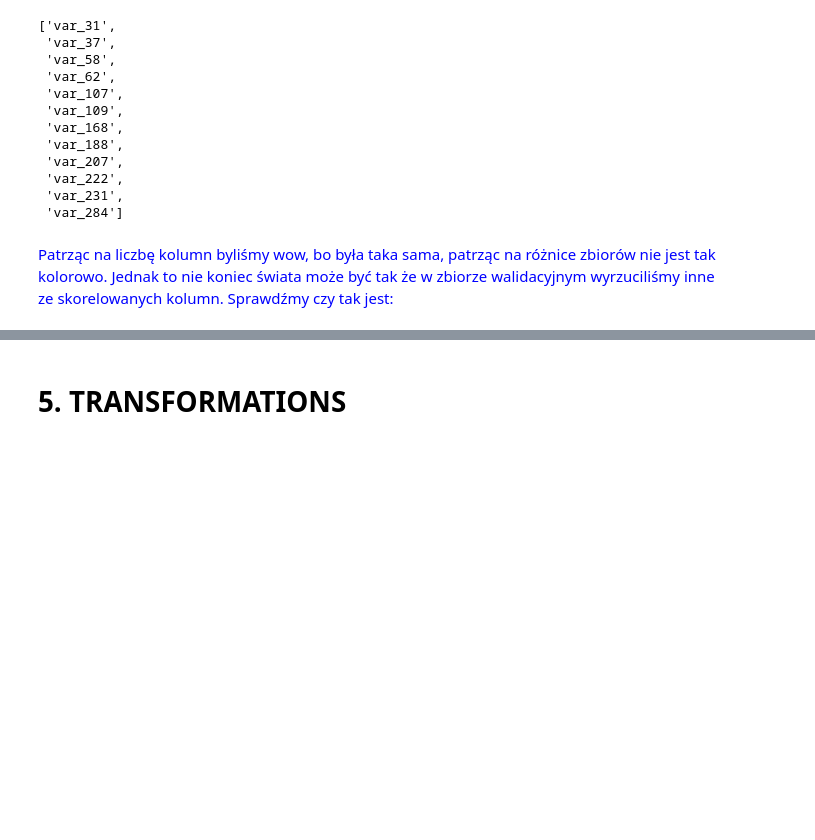
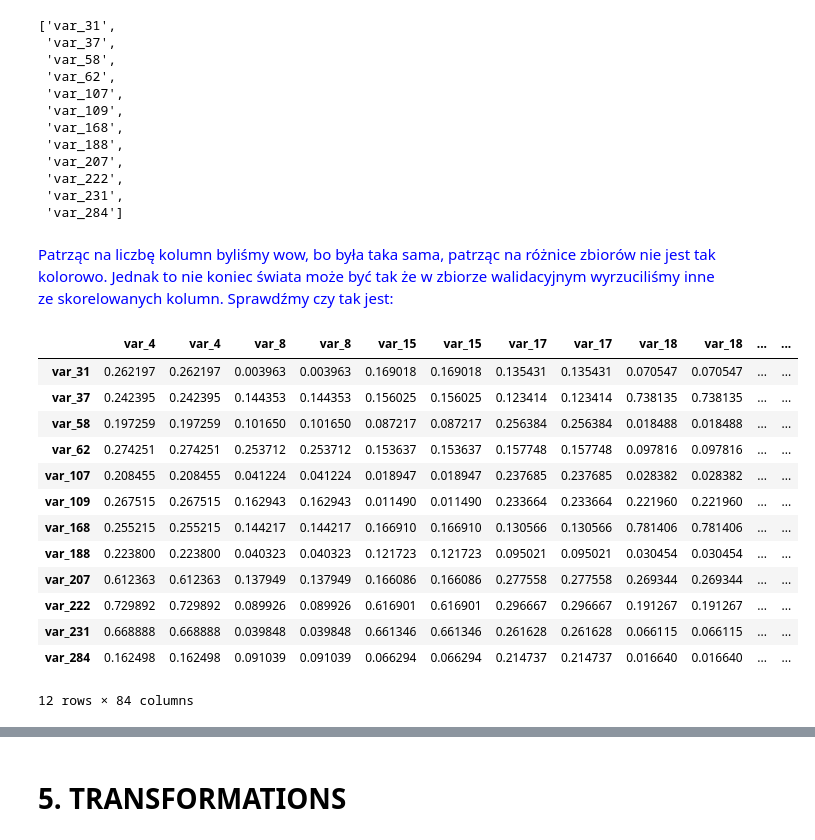
Before and after one commit to nizwant/Wstep_do_ML, a Jupyter notebook: Projekt_1/walidacja/codeW/hejtowanie.ipynb, the cells around one changed output, grey strips where cells are left out. Drawn from its saved outputs; the diff is of its cells as text; code cells hidden in the pictures; blank space fills up the shorter version.

```diff
--- a/Projekt_1/walidacja/codeW/hejtowanie.ipynb
+++ b/Projekt_1/walidacja/codeW/hejtowanie.ipynb
@@ -395,3 +400,28 @@ sa_w_val_nie_ma_w_train
  'var_284']
 # %% [markdown]
 <span style="color:blue"> <font size="5"> </font> Patrząc na liczbę kolumn byliśmy wow, bo była taka sama, patrząc na różnice zbiorów nie jest tak kolorowo. Jednak to nie koniec świata może być tak że w zbiorze walidacyjnym wyrzuciliśmy inne ze skorelowanych kolumn. Sprawdźmy czy tak jest:</span>
+# %%
+# Z całości usuwamy wiersze przeznaczone do testów i wybieramy wszystkie kolumny użyte do val i train
+train_val = X.drop(X_test.index, axis = 0)[list(X_val.columns) + list(X_train.columns)]
+train_val = train_val.corr(method="spearman").abs()
+# %%
+# Dzięki tej liście w wierszach będziemy mieć zmienne wybrane przy walidacji, które były pominięte w train
+list_var = [ i in sa_w_val_nie_ma_w_train for i in train_val.index]
+# %%
+t_train_val = train_val[list(X_train.columns)].iloc[list_var,]
+t_train_val
+# %% [output]
+|  | var_4 | var_4 | var_8 | var_8 | var_15 | var_15 | var_17 | var_17 | var_18 | var_18 | ... | ... |
+| var_31 | 0.262197 | 0.262197 | 0.003963 | 0.003963 | 0.169018 | 0.169018 | 0.135431 | 0.135431 | 0.070547 | 0.070547 | ... | ... |
+| var_37 | 0.242395 | 0.242395 | 0.144353 | 0.144353 | 0.156025 | 0.156025 | 0.123414 | 0.123414 | 0.738135 | 0.738135 | ... | ... |
+| var_58 | 0.197259 | 0.197259 | 0.101650 | 0.101650 | 0.087217 | 0.087217 | 0.256384 | 0.256384 | 0.018488 | 0.018488 | ... | ... |
+| var_62 | 0.274251 | 0.274251 | 0.253712 | 0.253712 | 0.153637 | 0.153637 | 0.157748 | 0.157748 | 0.097816 | 0.097816 | ... | ... |
+| var_107 | 0.208455 | 0.208455 | 0.041224 | 0.041224 | 0.018947 | 0.018947 | 0.237685 | 0.237685 | 0.028382 | 0.028382 | ... | ... |
+| var_109 | 0.267515 | 0.267515 | 0.162943 | 0.162943 | 0.011490 | 0.011490 | 0.233664 | 0.233664 | 0.221960 | 0.221960 | ... | ... |
+| var_168 | 0.255215 | 0.255215 | 0.144217 | 0.144217 | 0.166910 | 0.166910 | 0.130566 | 0.130566 | 0.781406 | 0.781406 | ... | ... |
+| var_188 | 0.223800 | 0.223800 | 0.040323 | 0.040323 | 0.121723 | 0.121723 | 0.095021 | 0.095021 | 0.030454 | 0.030454 | ... | ... |
+| var_207 | 0.612363 | 0.612363 | 0.137949 | 0.137949 | 0.166086 | 0.166086 | 0.277558 | 0.277558 | 0.269344 | 0.269344 | ... | ... |
+| var_222 | 0.729892 | 0.729892 | 0.089926 | 0.089926 | 0.616901 | 0.616901 | 0.296667 | 0.296667 | 0.191267 | 0.191267 | ... | ... |
+| var_231 | 0.668888 | 0.668888 | 0.039848 | 0.039848 | 0.661346 | 0.661346 | 0.261628 | 0.261628 | 0.066115 | 0.066115 | ... | ... |
+| var_284 | 0.162498 | 0.162498 | 0.091039 | 0.091039 | 0.066294 | 0.066294 | 0.214737 | 0.214737 | 0.016640 | 0.016640 | ... | ... |
+12 rows × 84 columns
```
Also changed, not shown: parts of 23 cells of this notebook.
